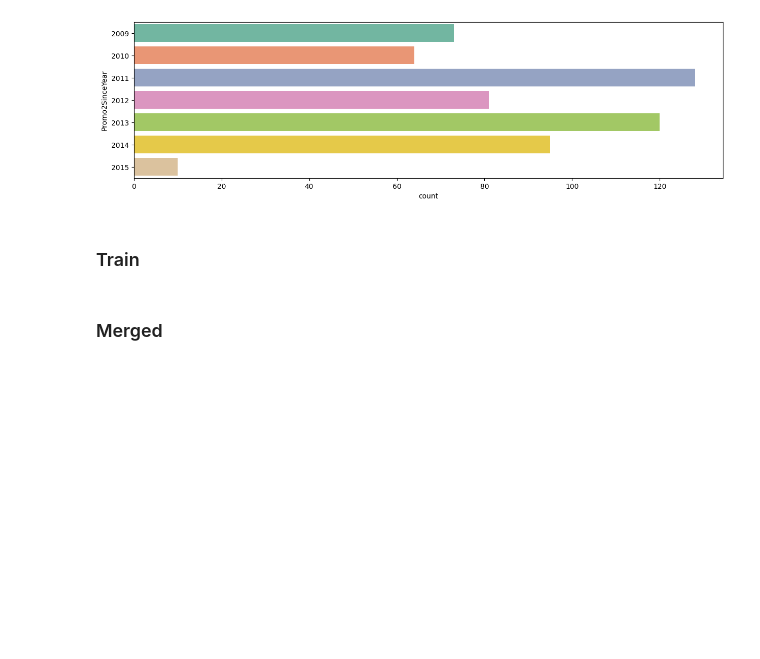
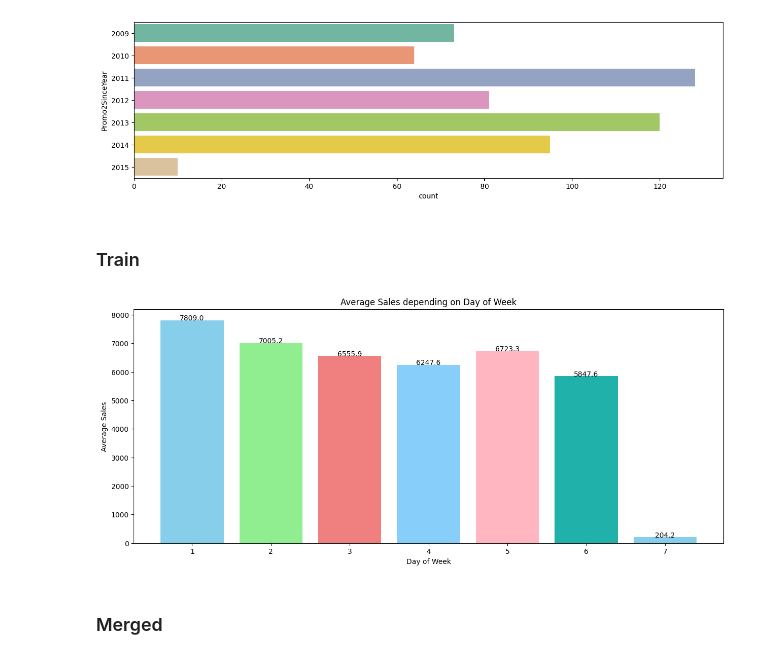
Before and after one commit to piyushsinghoffice/UoM-Data-Env, a Jupyter notebook: Assignment 2/main.ipynb, the cells around one changed output. Drawn from its saved outputs; the diff is of its cells as text; code cells hidden in the pictures; blank space fills up the shorter version.

```diff
--- a/Assignment 2/main.ipynb
+++ b/Assignment 2/main.ipynb
@@ -105,6 +109,30 @@ plt.show()
 [figure]
 # %% [markdown]
 ### Train
+# %%
+import matplotlib.pyplot as plt
+
+# Define colors for the bars
+colors = ['skyblue', 'lightgreen', 'lightcoral', 'lightskyblue', 'lightpink', 'lightseagreen']
+
+# Group by DayOfWeek and calculate mean sales
+groupedData = train.groupby(['DayOfWeek'])
+groupedStoresWeek = groupedData['Sales'].mean()
+
+# Create the plot
+plt.figure(figsize=(15, 6))
+bars = plt.bar(groupedStoresWeek.index, groupedStoresWeek.values, color=colors[:len(groupedStoresWeek)])
+plt.title("Average Sales depending on Day of Week")
+plt.xlabel("Day of Week")
+plt.ylabel("Average Sales")
+
+# Add value annotations on the bars
+for i, v in enumerate(groupedStoresWeek.values):
+    plt.text(groupedStoresWeek.index[i], v + 3, str(round(v, 1)), color='black', fontweight='light', ha='center')
+
+plt.show()
+# %% [output]
+[figure, added]
 # %% [markdown]
 ### Merged
 # %%
```
Also changed, not shown: parts of 16 cells of this notebook.
